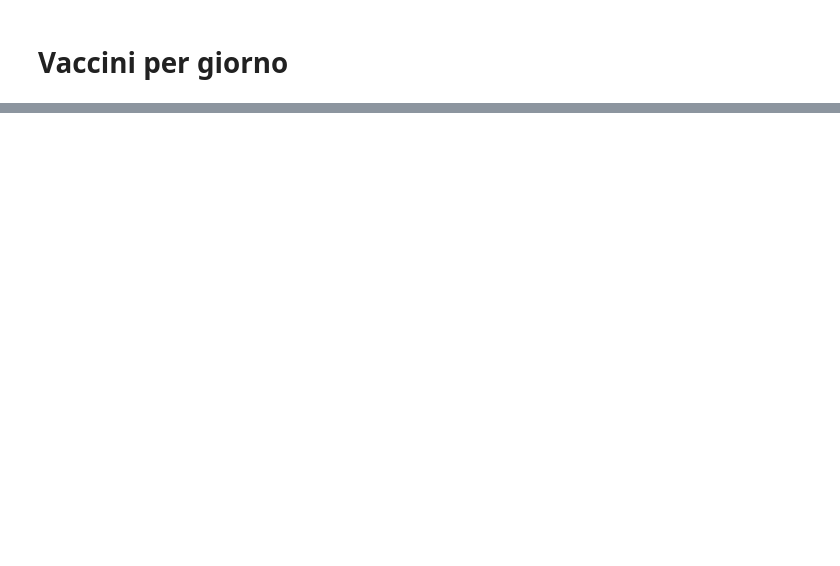
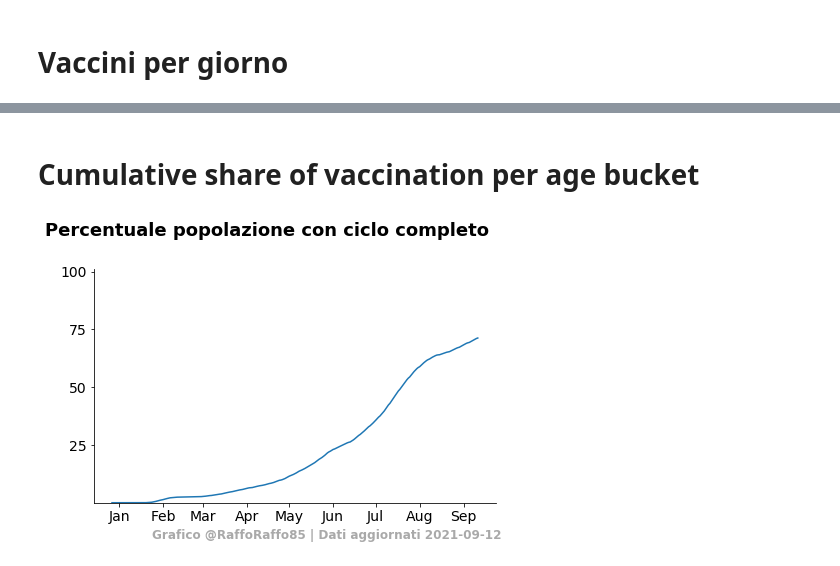
Before and after one commit to raffo85h/202108_italy_covid, a Jupyter notebook: nbs/02_data_daily_vaccine_per_age.ipynb, the cells around one changed output, grey strips where cells are left out. Drawn from its saved outputs; the diff is of its cells as text; code cells hidden in the pictures; blank space fills up the shorter version.

```diff
--- a/nbs/02_data_daily_vaccine_per_age.ipynb
+++ b/nbs/02_data_daily_vaccine_per_age.ipynb
@@ -484,0 +485,23 @@ g.set_subtitle(FOOTNOTE, x=.98, y=0, fs=12, ha='right')
+# %% [markdown]
+# Cumulative share of vaccination per age bucket
+# %%
+cum_complete_vacc_df = (
+    get_daily_vacc_by_dim(vacc_df, by_dose=True, rolling=1)
+    .query('dose=="ciclo completo"')
+    .sort_values(['date'])
+    .reset_index(drop=True)
+    .assign(cum_vacc=lambda x: x.value.cumsum()).reset_index(drop=True)
+    .assign(cum_share=lambda x: x.cum_vacc * 100 / pop_by_age_df.totale_popolazione.sum())
+)
+# %%
+g = sns.FacetGrid(cum_complete_vacc_df, height=4, aspect=golden)
+g.map(sns.lineplot, 'date', 'cum_share')
+g.set_titles('')
+g.set_axis_labels(x_var="", y_var="")
+g.set(ylim=(0.02, 101), yticks=np.arange(0, 101, 25))
+g.set_xdates(START_DATE, END_DATE, fmt='%b', freq='MS')
+g.fig.tight_layout(h_pad=0)
+g.set_suptitle('Percentuale popolazione con ciclo completo')
+g.set_subtitle(FOOTNOTE, x=.98, y=0, fs=12, ha='right')
+# %% [output]
+[figure, added]
```
Also changed, not shown: parts of 15 cells of this notebook, 1 other file.
